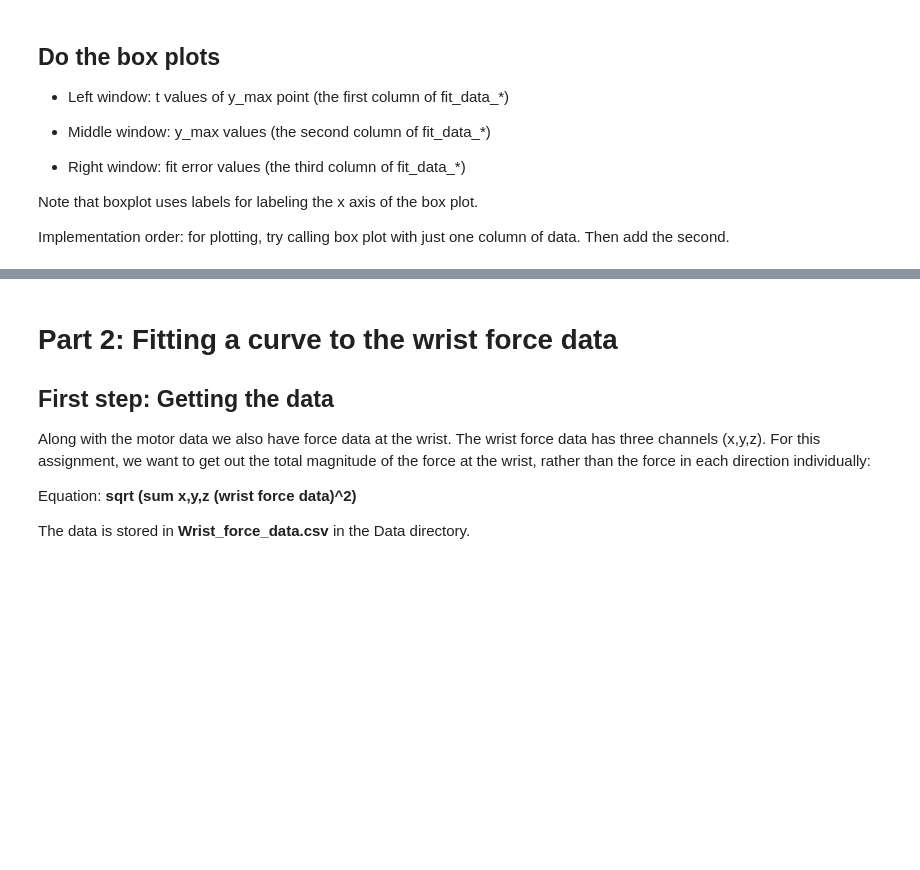
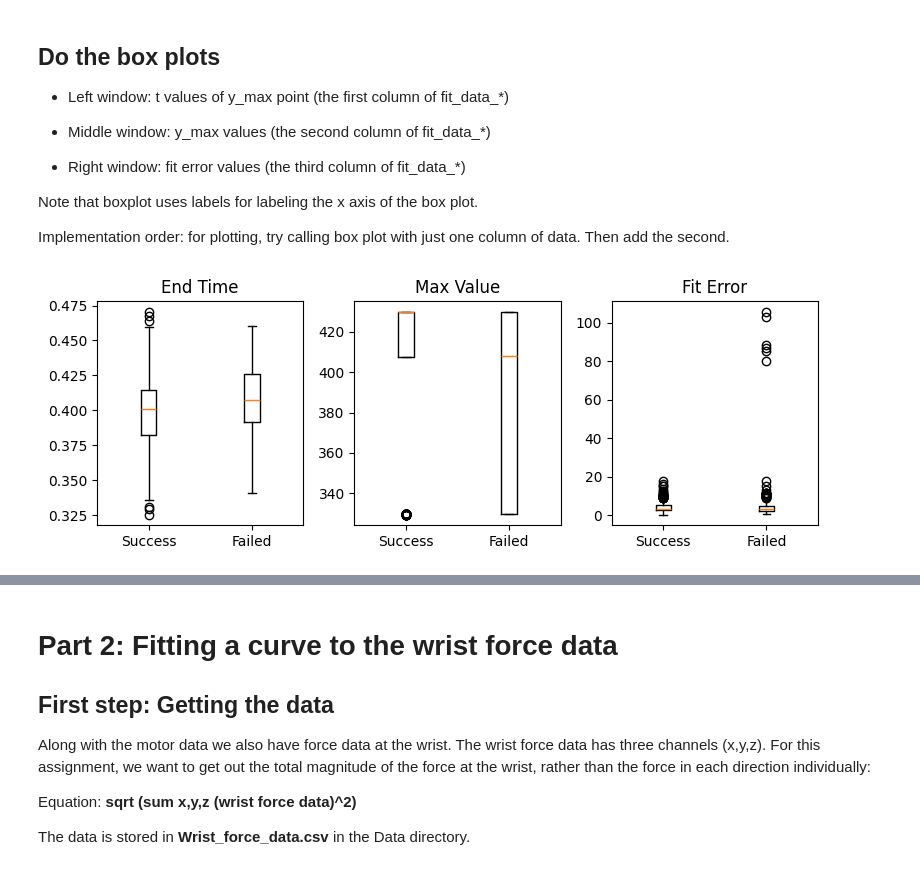
Before and after one commit to AndParker1/IntroPythonProgramming, a Jupyter notebook: Week_4_fitting/Lab_4_data_fitting.ipynb, the cells around one changed output, grey strips where cells are left out. Drawn from its saved outputs; the diff is of its cells as text; code cells hidden in the pictures; blank space fills up the shorter version.

```diff
--- a/Week_4_fitting/Lab_4_data_fitting.ipynb
+++ b/Week_4_fitting/Lab_4_data_fitting.ipynb
@@ -31,8 +24,8 @@ from numpy.polynomial import polynomial
 time_step = 1/30
 
 
-data_motor_position = ...  # Motor position f1.csv
-ts = ...
+data_motor_position = np.loadtxt("Data/Motor position f1.csv", dtype="float", delimiter=",") # Motor position f1.csv
+ts = np.arange(0,data_motor_position.shape[1]*time_step, time_step)
 
 #
 # %%
@@ -82,7 +140,18 @@ def fit_middle_all(ts, data):
     #.       start_pt, end_pt, err_fit = fit_line_to_middle_bit(ts, current row)
     #        copy end_pt and err_fit information into appropriate row in nx3 output
     #. return nx3 numpy array
-    ...
+
+
+    result = np.zeros((data.shape[0], 3))
+
+    for row in range(data.shape[0]):
+        start_pt, end_pt, err_fit = fit_line_to_middle_bit(ts, data[row, :])
+        # end_pt is (x_max, y_max) — store both plus the error
+        result[row, 0] = end_pt[0]   # end time (x at y_max)
+        result[row, 1] = end_pt[1]   # y_max value
+        result[row, 2] = err_fit     # fit error
+
+    return result
 # %%
 # TEST CELL
 # Write the code to call the function here
@@ -95,8 +164,8 @@ last_row_successful = 355
 
 # GUIDES:
 #. Call your function twice, once with the successful data, once with the failed
-fit_data_successful = ...
-fit_data_failed = ...
+fit_data_successful = fit_middle_all(ts, data_motor_position[0:last_row_successful, :])
+fit_data_failed = fit_middle_all(ts, data_motor_position[last_row_successful:, :])
 
 # Note for both of these: Small changes in how you index can result in slightly different numbers,
 #  but the overall magnitude should be correct
@@ -127,12 +200,22 @@ Implementation order: for plotting, try calling box plot with just one column of
 # %%
 # Three plots
 n_rows = 1
 n_cols = 3
 fig, axs = plt.subplots(n_rows, n_cols, figsize=(8, 3))
 
-...
+
+titles = ["End Time", "Max Value", "Fit Error"]
+
+for i in range(n_cols):
+    axs[i].boxplot([fit_data_successful[:, i], fit_data_failed[:, i]],
+                   tick_labels=["Success", "Failed"])
+    axs[i].set_title(titles[i])
+
+plt.tight_layout()
 
 # Do the box plots...
+# %% [output]
+[figure, added]
 # %%
 # Manual grade
 print("This is a manually-graded question; there is no grader.check() function. See rubric and slides for more information on expected output.")
```
Also changed, not shown: parts of 11 cells of this notebook, 2 other files.
